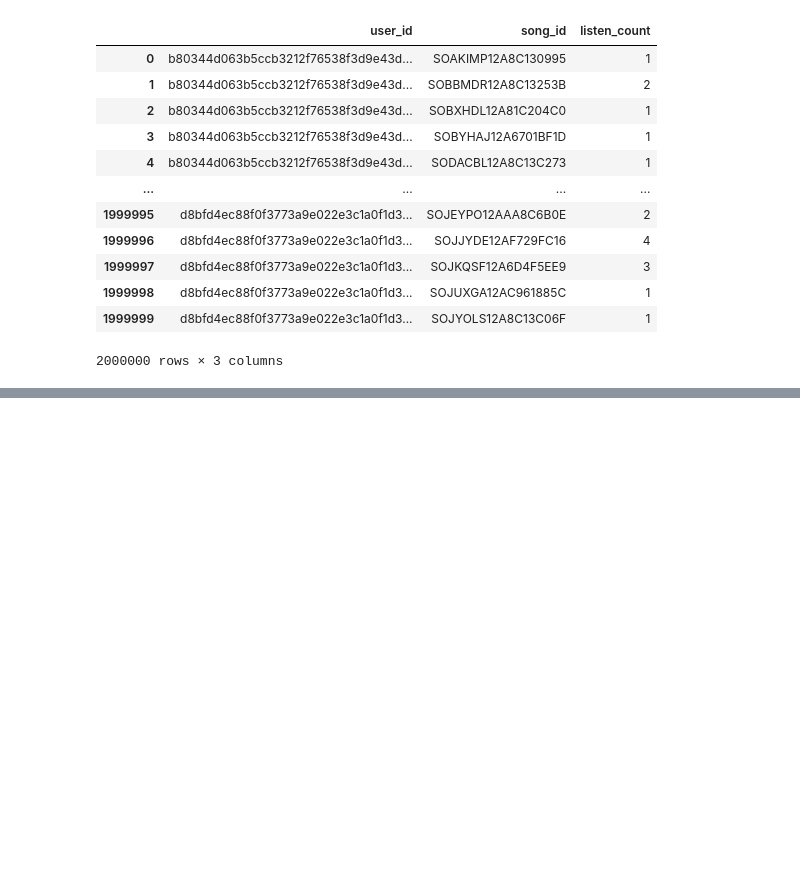
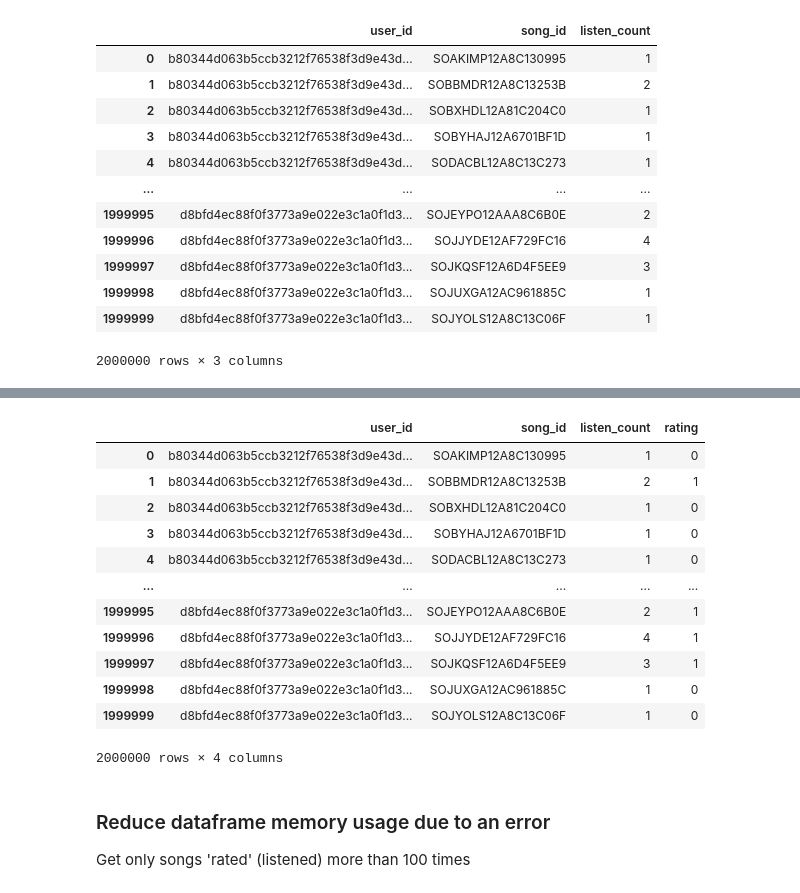
Before and after one commit to ERoszczyk/music_recommendation, a Jupyter notebook: notebooks/implementation.ipynb, the cells around one changed output, grey strips where cells are left out. Saved outputs shown, nothing was run; the diff lists cells and outputs as text; code cells hidden in the pictures; blank space fills up the shorter version.

```diff
--- a/notebooks/implementation.ipynb
+++ b/notebooks/implementation.ipynb
@@ -380,0 +413,37 @@ triplets_df
+# %%
+def get_rating_from_listen_count(df, num1, num2, num3):
+  ratings = []
+  for count in list(df.listen_count):
+    if count == num1:
+      ratings.append(0)
+    elif count > num1 and count <= num2:
+      ratings.append(1)
+    elif count > num2 and count <= num3:
+      ratings.append(2)
+    elif count > num3:
+      ratings.append(3)
+    else:
+      raise ValueError()
+  df['rating'] = ratings
+  return df
+# %%
+ratings_df = get_rating_from_listen_count(triplets_df, 1, 7, 20)
+ratings_df
+# %% [output]
+|  | user_id | song_id | listen_count | rating |
+| 0 | b80344d063b5ccb3212f76538f3d9e43d... | SOAKIMP12A8C130995 | 1 | 0 |
+| 1 | b80344d063b5ccb3212f76538f3d9e43d... | SOBBMDR12A8C13253B | 2 | 1 |
+| 2 | b80344d063b5ccb3212f76538f3d9e43d... | SOBXHDL12A81C204C0 | 1 | 0 |
+| 3 | b80344d063b5ccb3212f76538f3d9e43d... | SOBYHAJ12A6701BF1D | 1 | 0 |
+| 4 | b80344d063b5ccb3212f76538f3d9e43d... | SODACBL12A8C13C273 | 1 | 0 |
+| ... | ... | ... | ... | ... |
+| 1999995 | d8bfd4ec88f0f3773a9e022e3c1a0f1d3... | SOJEYPO12AAA8C6B0E | 2 | 1 |
+| 1999996 | d8bfd4ec88f0f3773a9e022e3c1a0f1d3... | SOJJYDE12AF729FC16 | 4 | 1 |
+| 1999997 | d8bfd4ec88f0f3773a9e022e3c1a0f1d3... | SOJKQSF12A6D4F5EE9 | 3 | 1 |
+| 1999998 | d8bfd4ec88f0f3773a9e022e3c1a0f1d3... | SOJUXGA12AC961885C | 1 | 0 |
+| 1999999 | d8bfd4ec88f0f3773a9e022e3c1a0f1d3... | SOJYOLS12A8C13C06F | 1 | 0 |
+2000000 rows × 4 columns
+# %% [markdown]
+### Reduce dataframe memory usage due to an error
+
+Get only songs 'rated' (listened) more than 100 times
```
Also changed, not shown: parts of 21 cells of this notebook.
